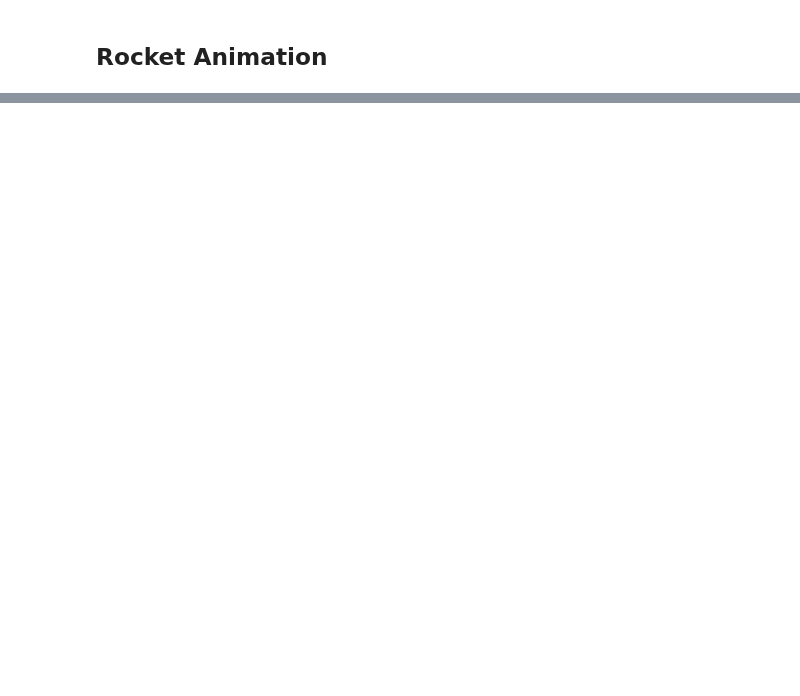
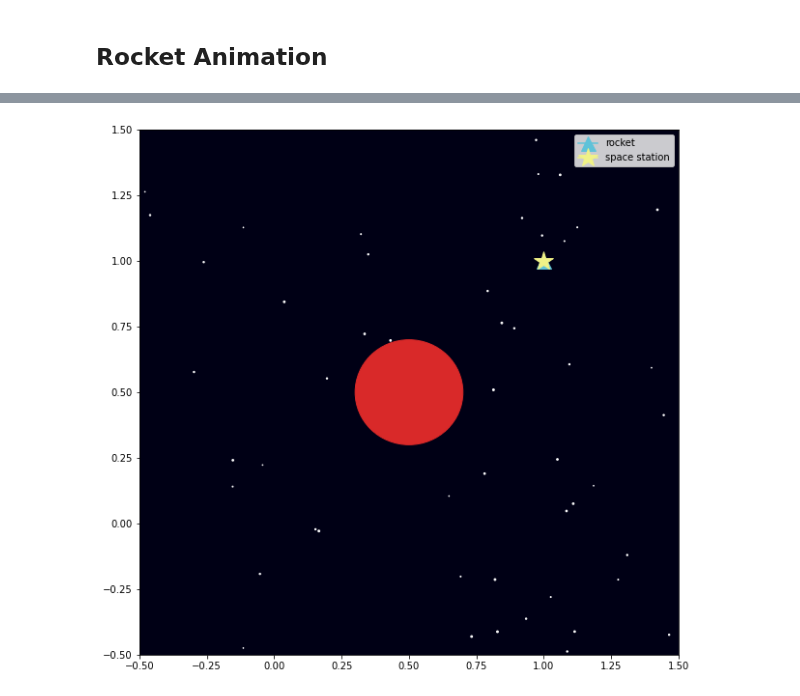
Before and after one commit to zaccmeyer/2020Crime, a Jupyter notebook: winter2024/rocket_animation.ipynb, the cells around one changed output, grey strips where cells are left out. Saved outputs shown, nothing was run; the diff lists cells and outputs as text; code cells hidden in the pictures; blank space fills up the shorter version.

Commit message:
rocket with asteroid animations

```diff
--- a/winter2024/rocket_animation.ipynb
+++ b/winter2024/rocket_animation.ipynb
@@ -9,0 +150,46 @@ import matplotlib.image as mpimg
+# %%
+plt.ioff()
+#get data
+path_length=len(sol.y[1])
+ts = range(path_length+50)
+fig = plt.figure()
+fig.set_size_inches(10, 10)
+ax = fig.add_subplot(111)
+#set limits
+ax.set_xlim([-.5,1.5])
+ax.set_ylim([-.5,1.5])
+ax.set_facecolor('#000015')
+#get path
+path=np.vstack((sol.y[0], sol.y[1])).T
+rocketpath, = ax.plot([], [],'w', alpha=0.4)
+#plot rocket
+rocket, = ax.plot([], [], color="#5FC2D9", label='rocket', marker='^', markersize=15)
+#plot stars
+starx=np.random.uniform(-1,2,size=100)
+stary=np.random.uniform(-1,2,size= 100)
+sizes=np.random.choice([.5,1,2,3,3.5], size=100)
+ax.scatter(starx, stary, s=sizes, color='white')
+#asteroid dots
+asteroid1=plt.Circle((.5,.5), 1/5, color='#D92929')
+ax.add_patch(asteroid1)
+ax.plot(1,1, color='#F0F287', label='space station', markersize=20, marker="*")
+ax.legend()
+def update(t):
+    if t<50:
+        s=0
+        p=t
+    elif t>path_length-1:
+        p=path_length-1
+        s=t-50
+    else:
+        s=t-50
+        p=t
+    #update path
+    rocketpath.set_data(path[s:p,0],path[s:p,1])
+    #update rocket
+    rocket.set_data(path[p,0],path[p,1])
+#save and show
+ani = FuncAnimation(fig, update, frames=ts, interval=20)
+ani.save('rocket1.mp4')
+# %% [output]
+[figure, added]
```
Also changed, not shown: parts of 8 cells of this notebook, 4 other files.
